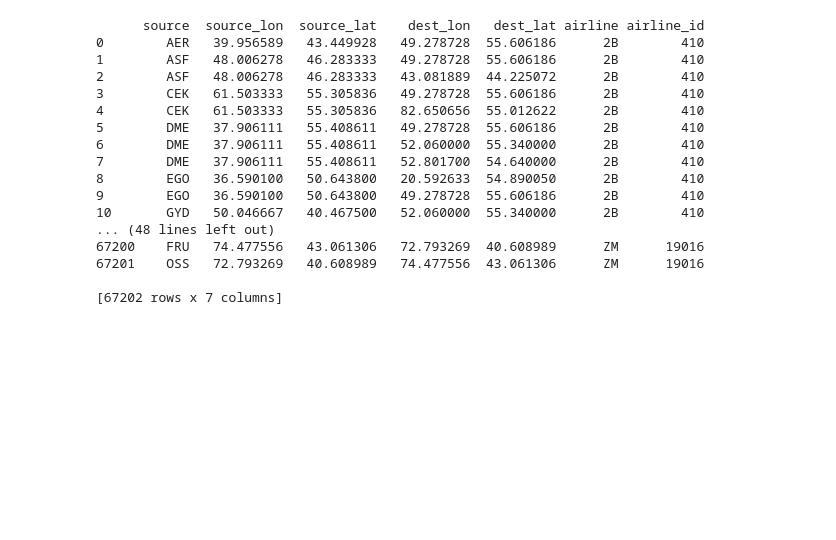
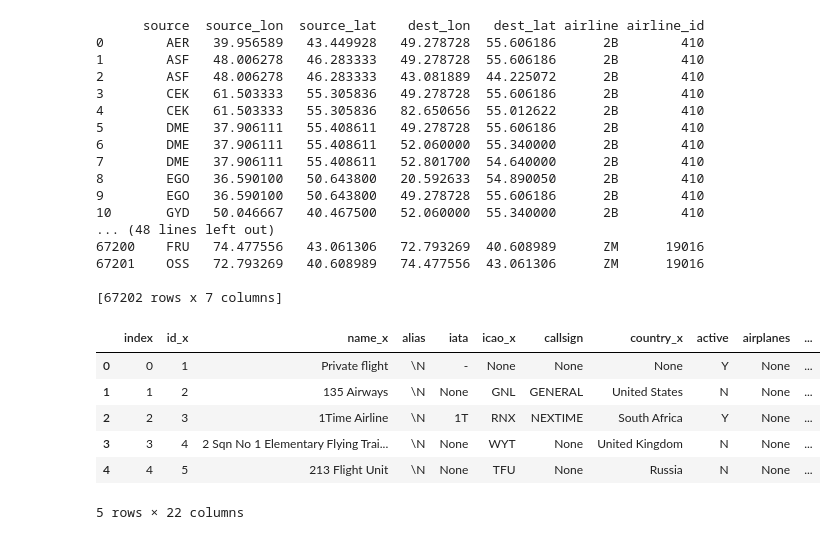
Before and after one commit to nusharama/ETL-Project, a Jupyter notebook: airports-flights-data.ipynb, the cells around one changed output. Cells and saved outputs as stored; diff of their text form; code cells hidden in the pictures; blank space fills up the shorter version.

```diff
--- a/airports-flights-data.ipynb
+++ b/airports-flights-data.ipynb
@@ -552,3 +555,15 @@ print(routes_df)
 67201    OSS   72.793269   40.608989   74.477556  43.061306      ZM      19016
 
 [67202 rows x 7 columns]
+# %%
+merge_df = pd.merge(airlines_df, airports_df, on='index', how='left')
+# routes_df['longitude'] = merge['airline']
+merge_df.head()
+# %% [output]
+|  | index | id_x | name_x | alias | iata | icao_x | callsign | country_x | active | airplanes | ... |
+| 0 | 0 | 1 | Private flight | \N | - | None | None | None | Y | None | ... |
+| 1 | 1 | 2 | 135 Airways | \N | None | GNL | GENERAL | United States | N | None | ... |
+| 2 | 2 | 3 | 1Time Airline | \N | 1T | RNX | NEXTIME | South Africa | Y | None | ... |
+| 3 | 3 | 4 | 2 Sqn No 1 Elementary Flying Trai... | \N | None | WYT | None | United Kingdom | N | None | ... |
+| 4 | 4 | 5 | 213 Flight Unit | \N | None | TFU | None | Russia | N | None | ... |
+5 rows × 22 columns
```
Also changed, not shown: parts of 8 cells of this notebook.
